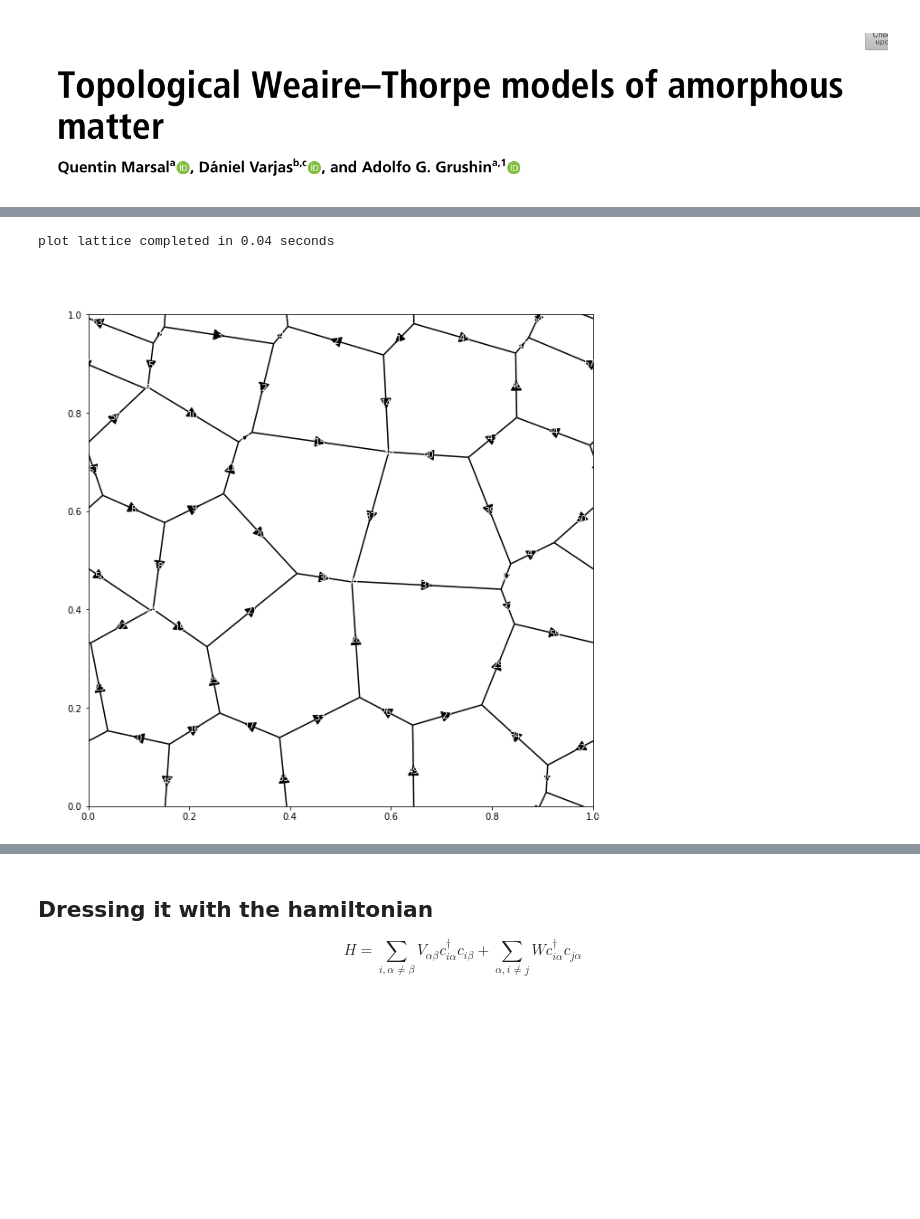
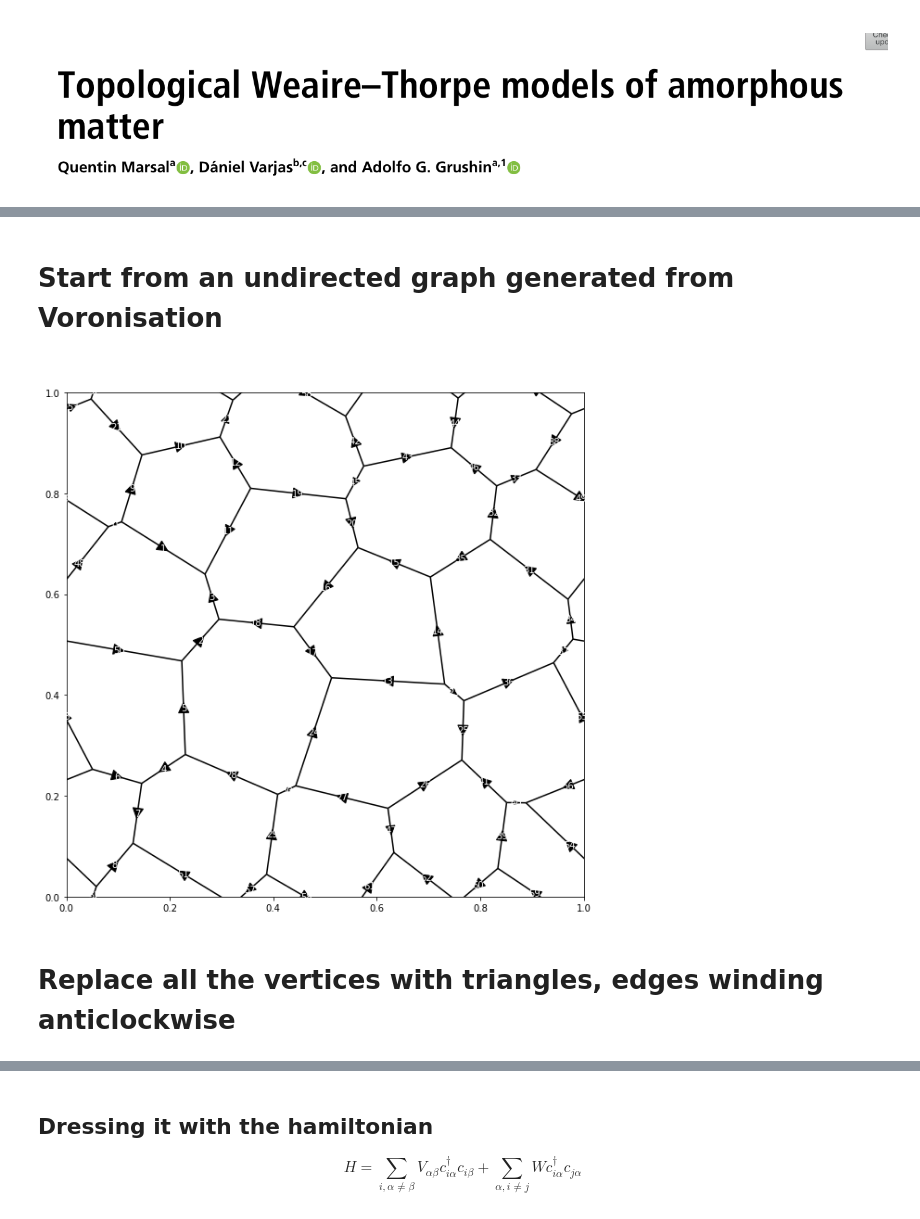
Before and after one commit to Imperial-CMTH/koala, a Jupyter notebook: examples/Weire-Thorpe Model.ipynb, the cells around one changed output, grey strips where cells are left out. Drawn from its saved outputs; the diff is of its cells as text; code cells hidden in the pictures; blank space fills up the shorter version.

```diff
--- a/examples/Weire-Thorpe Model.ipynb
+++ b/examples/Weire-Thorpe Model.ipynb
@@ -18,36 +19,27 @@ import koala
 # %% [markdown]
 ## Reproducing the lattice construction
 <center><img src="attachment:bb223522-e952-447c-966c-e926476b2765.png" width="1000"/></center>
+# %% [markdown]
+# Start from an undirected graph generated from Voronisation
 # %%
-from koala.voronization import generate_point_array, generate_pbc_voronoi_adjacency
-from koala.graph_utils import vertex_neighbours, clockwise_edges_about
+from koala.voronization import generate_point_array, generate_lattice
+from koala.graph_utils import vertex_neighbours, clockwise_edges_about, clockwise_about, get_edge_vectors
 from koala.plotting import plot_lattice, plot_degeneracy_breaking
 from koala.pointsets import generate_bluenoise,  generate_random
 from koala.graph_color import edge_color
-
-from time import time
-class Timer():
-    def __init__(self, name = ""):
-        self.name = name
-    def __enter__(self):
-        self.t0 = time()
-        return self
-    def __exit__(self, type, value, traceback):
-        #Exception handling here
-        print(f"{self.name} completed in {time() - self.t0:.2f} seconds")
-
+from koala.lattice import Lattice
+import itertools as it
 
 fig, ax = plt.subplots()
 points =  generate_bluenoise(k = 100, nx = 5, ny = 5)
-g = generate_pbc_voronoi_adjacency(points)
+g = generate_lattice(points)
 
 ordered_edge_indices = clockwise_edges_about(vertex_i = 0, g=g)
-solveable, edge_labels = edge_color(g.edges.indices, n_colors = 3, fixed = enumerate(ordered_edge_indices))
+solveable, g_edge_labels = edge_color(g.edges.indices, n_colors = 3, fixed = enumerate(ordered_edge_indices))
 
-with Timer("plot lattice"):
-    plot_lattice(g, edge_arrows = True, edge_index_labels = True)
-    #ax.set(ylim = (-1,2), xlim = (-1,2))
+plot_lattice(g, edge_arrows = True, edge_index_labels = True);
 # %% [output]
-plot lattice completed in 0.04 seconds
-[figure, old version]
+[figure, new version]
+# %% [markdown]
+# Replace all the vertices with triangles, edges winding anticlockwise
 # %%
```
Also changed, not shown: parts of 8 cells of this notebook, 1 other file.
